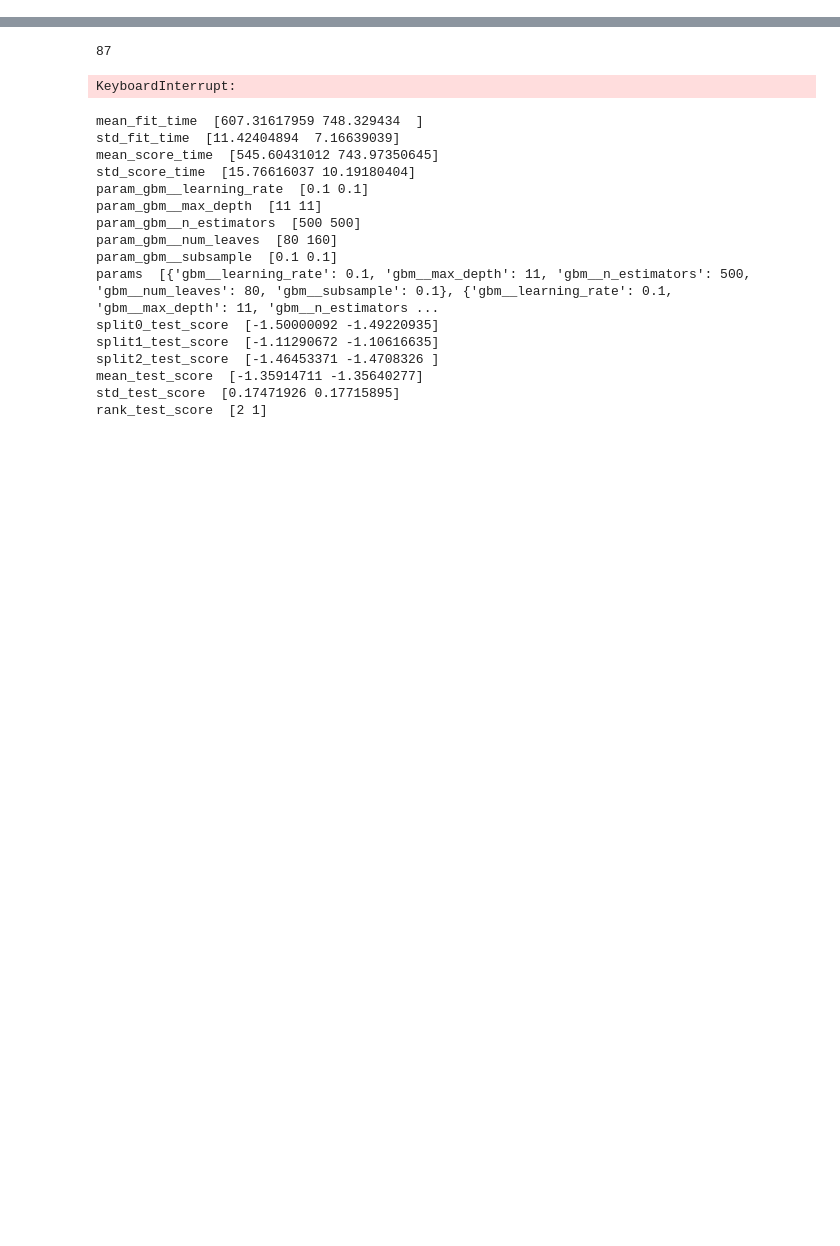
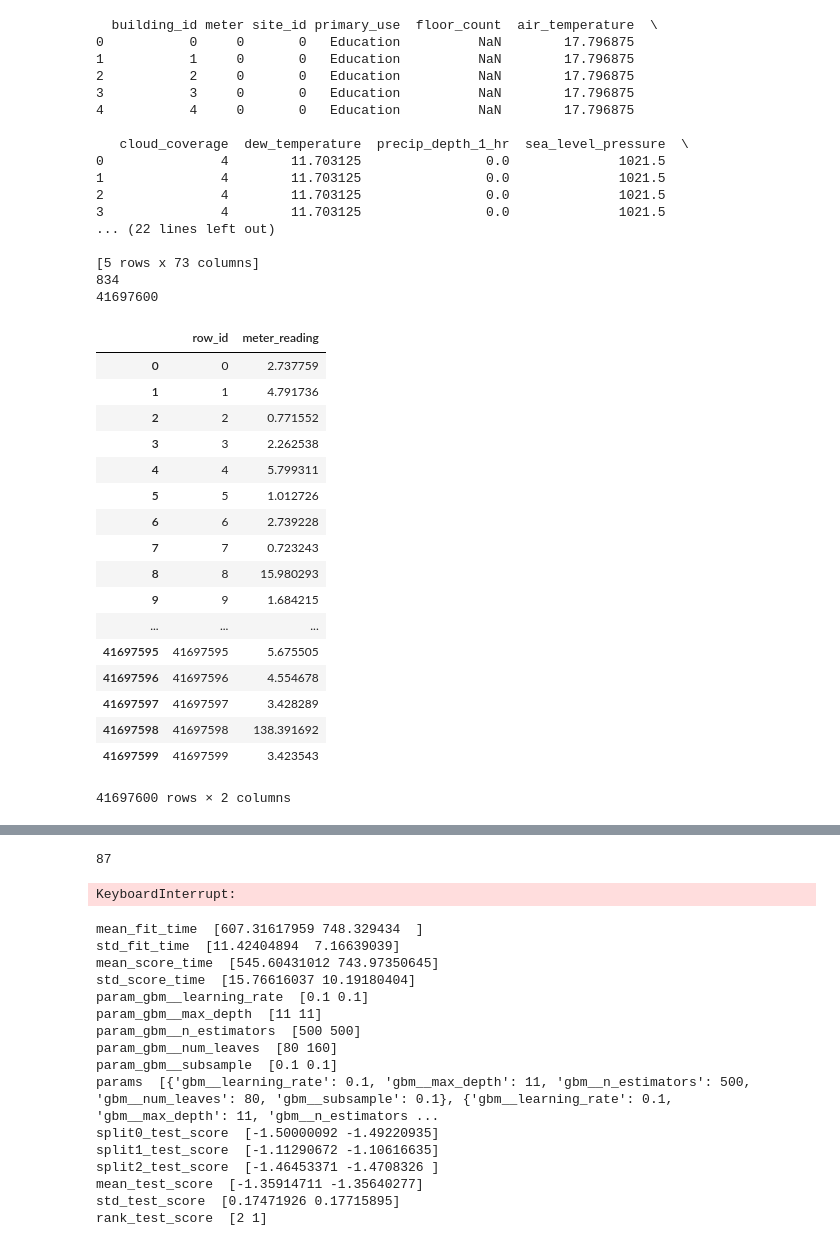
Before and after one commit to rcpeters/ashrae-energy-prediction, a Jupyter notebook: rob_notebook.ipynb, the cells around one changed output, grey strips where cells are left out. Drawn from its saved outputs; the diff is of its cells as text; code cells hidden in the pictures; blank space fills up the shorter version.

Commit message:
new way of fitting model

```diff
--- a/rob_notebook.ipynb
+++ b/rob_notebook.ipynb
@@ -344,17 +345,13 @@ rmse_scorer = make_scorer(
 rmsee_scorer = make_scorer(
     lambda y_true, y_pred : rmsee(y_true, y_pred),
     greater_is_better=False)
+
+def lbm_rmsle(y_true, y_pred):
+    return 'RMSLE', np.sqrt(np.mean(np.power(np.log1p(y_pred) - np.log1p(y_true), 2))), False
+
+# rob's custome function to do RMSLE while in the log1p space
+def lbm_rmslee(y_true, y_pred):
+    return 'RMSLEE', np.sqrt(np.mean(np.power(y_pred - y_true, 2))), False
-# %%
-
-gbm=LGBMRegressor(n_estimators=500, # for accuracy use large numbers like 6000
-                  learning_rate=0.1,
-                  feature_fraction=0.9,
-                  subsample=0.1,  # batches of 20% of the data
-                  subsample_freq=1,
-                  num_leaves=160,
-                  max_depth=11,
-                  metric='rmse',
-                  verbose= 100)
 # %%
 # pre_a_pipes is for preprocessing that doesn't change impute
 # values
@@ -373,8 +370,6 @@ pre_a_pipes = Pipeline(
 # pre_b_pipes is for imputed values and final
 # drops before modeling
 drop_cols = ['timestamp', 'square_feet',
-             'wind_direction',
-             'precip_depth_1_hr',
              'year_built' ]
 fill_w_mean = ['floor_count','air_temperature','dew_temperature',
               'precip_depth_1_hr', 'sea_level_pressure']
@@ -383,6 +378,7 @@ fill_w_zero = []
 
 pre_b_pipes = Pipeline(
     steps=[
+        (('pre_a_pipe'),pre_a_pipes),
         ('fillMean',FillMean(fill_w_mean)),
         ('fillZeros',FillZeros(fill_w_zero)),
         ('imputeCloudCoverage', ImputeCloudCoverage()),
@@ -398,13 +394,15 @@ pipe = Pipeline(
         ('gbm', gbm)]
 )
 
-train_X = pre_a_pipes.transform(train.drop('meter_reading', axis=1))
-test_X = pre_a_pipes.transform(test.drop(['row_id'], axis=1))
+train_X = pre_b_pipes.transform(train.drop('meter_reading', axis=1))
+test_X = pre_b_pipes.transform(test.drop(['row_id'], axis=1))
 train_y = np.log1p(train['meter_reading'])
 
 print(train_X.shape)
 print(test_X.shape)
 print(train_X.sample(n=20,  random_state=42))
+print(train_X.dtypes)
+print(train_y.shape)
 
 del train, test
 gc.collect()
@@ -412,0 +518,51 @@ NameError: name 'train' is not defined
+# %%
+i=0
+res=[]
+step_size = 50000
+for j in tqdm(range(int(np.ceil(test_X.shape[0]/50000)))):
+    res.append(np.expm1(sum([model.predict(test_X.iloc[i:i+step_size]) for model in models])/folds))
+    i+=step_size
+# %%
+res = np.concatenate(res)
+print(len(res))
+submission = pd.read_csv('../input/ashrae-energy-prediction/sample_submission.csv')
+submission['meter_reading'] = res
+submission.loc[submission['meter_reading']<0, 'meter_reading'] = 0
+submission.to_csv('submission.csv', index=False)
+submission
+# %% [output]
+  building_id meter site_id primary_use  floor_count  air_temperature  \
+0           0     0       0   Education          NaN        17.796875
+1           1     0       0   Education          NaN        17.796875
+2           2     0       0   Education          NaN        17.796875
+3           3     0       0   Education          NaN        17.796875
+4           4     0       0   Education          NaN        17.796875
+
+   cloud_coverage  dew_temperature  precip_depth_1_hr  sea_level_pressure  \
+0               4        11.703125                0.0              1021.5
+1               4        11.703125                0.0              1021.5
+2               4        11.703125                0.0              1021.5
+3               4        11.703125                0.0              1021.5
+... (22 lines left out)
+
+[5 rows x 73 columns]
+834
+41697600
+|  | row_id | meter_reading |
+| 0 | 0 | 2.737759 |
+| 1 | 1 | 4.791736 |
+| 2 | 2 | 0.771552 |
+| 3 | 3 | 2.262538 |
+| 4 | 4 | 5.799311 |
+| 5 | 5 | 1.012726 |
+| 6 | 6 | 2.739228 |
+| 7 | 7 | 0.723243 |
+| 8 | 8 | 15.980293 |
+| 9 | 9 | 1.684215 |
+| ... | ... | ... |
+| 41697595 | 41697595 | 5.675505 |
+| 41697596 | 41697596 | 4.554678 |
+| 41697597 | 41697597 | 3.428289 |
+| 41697598 | 41697598 | 138.391692 |
+| 41697599 | 41697599 | 3.423543 |
+41697600 rows × 2 columns
```
Also changed, not shown: parts of 11 cells of this notebook.
